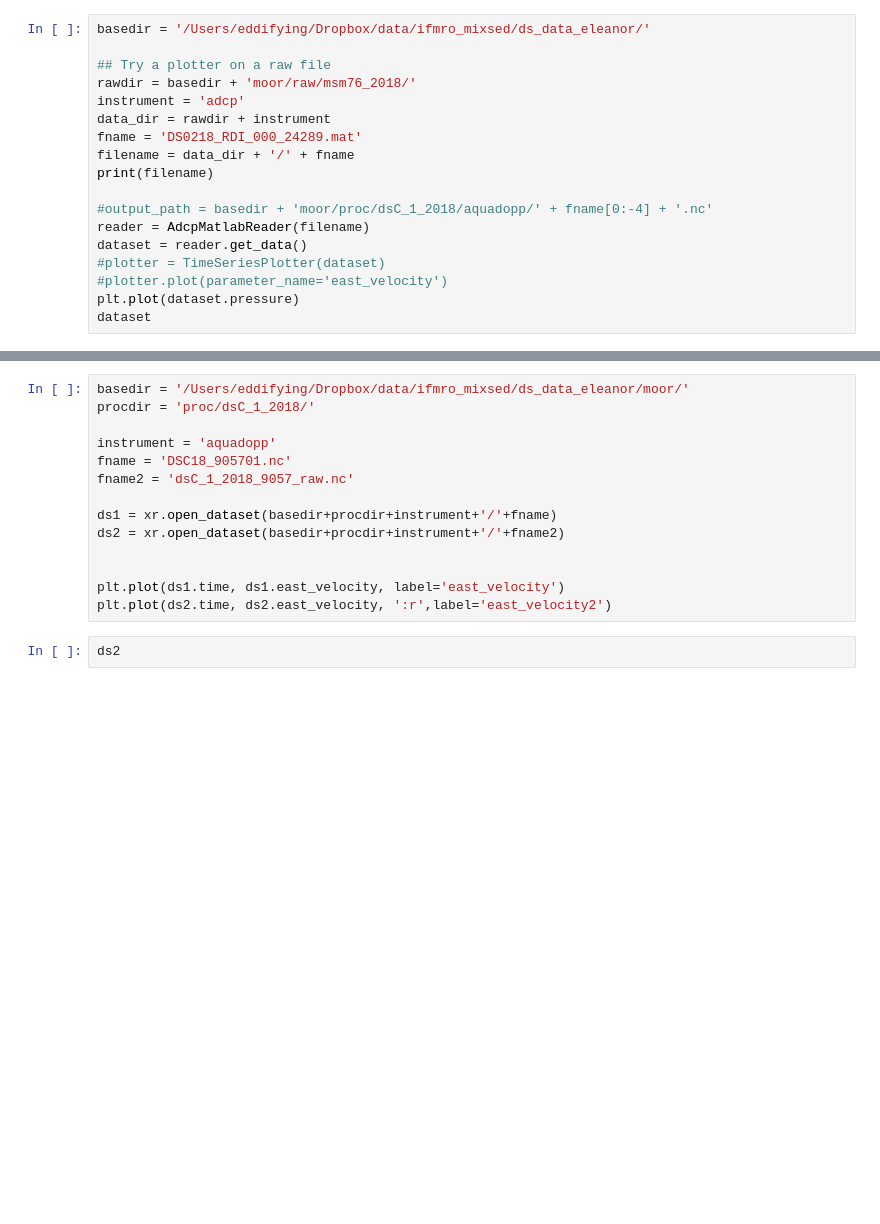
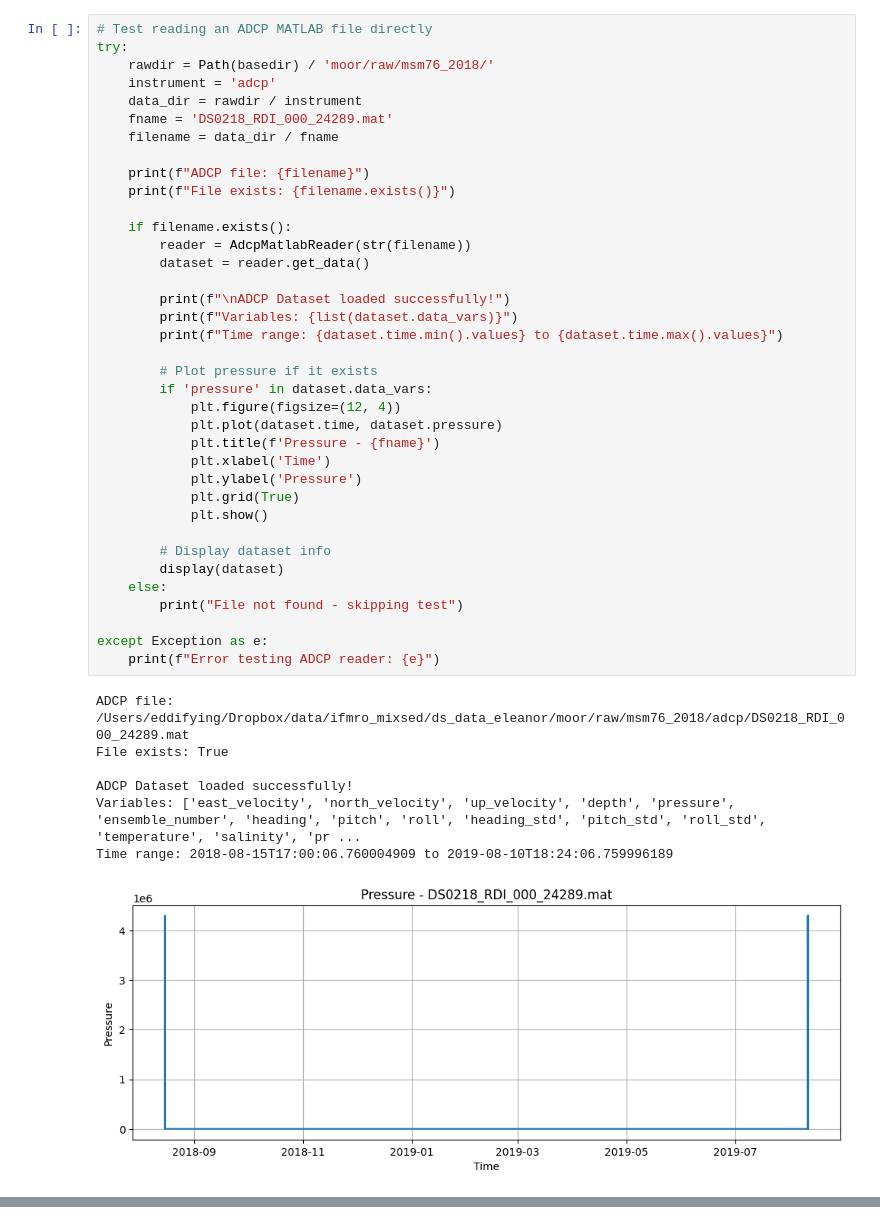
Before and after one commit to ocean-uhh/oceanarray, a Jupyter notebook: notebooks/demo_stage1.ipynb, the cells around one changed output, grey strips where cells are left out. Cells and saved outputs as stored; diff of their text form; blank space fills up the shorter version.

```diff
--- a/notebooks/demo_stage1.ipynb
+++ b/notebooks/demo_stage1.ipynb
@@ -220,18 +230,45 @@ dataset
 # %%
-basedir = '/Users/eddifying/Dropbox/data/ifmro_mixsed/ds_data_eleanor/'
+# Test reading an ADCP MATLAB file directly
+try:
+    rawdir = Path(basedir) / 'moor/raw/msm76_2018/'
+    instrument = 'adcp'
+    data_dir = rawdir / instrument
+    fname = 'DS0218_RDI_000_24289.mat'
+    filename = data_dir / fname
 
-## Try a plotter on a raw file
-rawdir = basedir + 'moor/raw/msm76_2018/'
-instrument = 'adcp'
-data_dir = rawdir + instrument
-fname = 'DS0218_RDI_000_24289.mat'
-filename = data_dir + '/' + fname
-print(filename)
+    print(f"ADCP file: {filename}")
+    print(f"File exists: {filename.exists()}")
 
-#output_path = basedir + 'moor/proc/dsC_1_2018/aquadopp/' + fname[0:-4] + '.nc'
-reader = AdcpMatlabReader(filename)
-dataset = reader.get_data()
-#plotter = TimeSeriesPlotter(dataset)
-#plotter.plot(parameter_name='east_velocity')
-plt.plot(dataset.pressure)
-dataset
+    if filename.exists():
+        reader = AdcpMatlabReader(str(filename))
+        dataset = reader.get_data()
+
+        print(f"\nADCP Dataset loaded successfully!")
+        print(f"Variables: {list(dataset.data_vars)}")
+        print(f"Time range: {dataset.time.min().values} to {dataset.time.max().values}")
+
+        # Plot pressure if it exists
+        if 'pressure' in dataset.data_vars:
+            plt.figure(figsize=(12, 4))
+            plt.plot(dataset.time, dataset.pressure)
+            plt.title(f'Pressure - {fname}')
+            plt.xlabel('Time')
+            plt.ylabel('Pressure')
+            plt.grid(True)
+            plt.show()
+
+        # Display dataset info
+        display(dataset)
+    else:
+        print("File not found - skipping test")
+
+except Exception as e:
+    print(f"Error testing ADCP reader: {e}")
+# %% [output]
+ADCP file: /Users/eddifying/Dropbox/data/ifmro_mixsed/ds_data_eleanor/moor/raw/msm76_2018/adcp/DS0218_RDI_000_24289.mat
+File exists: True
+
+ADCP Dataset loaded successfully!
+Variables: ['east_velocity', 'north_velocity', 'up_velocity', 'depth', 'pressure', 'ensemble_number', 'heading', 'pitch', 'roll', 'heading_std', 'pitch_std', 'roll_std', 'temperature', 'salinity', 'pr ...
+Time range: 2018-08-15T17:00:06.760004909 to 2019-08-10T18:24:06.759996189
+[figure, added]
@@ -238,16 +291,0 @@ dataset
-# %%
-basedir = '/Users/eddifying/Dropbox/data/ifmro_mixsed/ds_data_eleanor/moor/'
-procdir = 'proc/dsC_1_2018/'
-
-instrument = 'aquadopp'
-fname = 'DSC18_905701.nc'
-fname2 = 'dsC_1_2018_9057_raw.nc'
-
-ds1 = xr.open_dataset(basedir+procdir+instrument+'/'+fname)
-ds2 = xr.open_dataset(basedir+procdir+instrument+'/'+fname2)
-
-
-plt.plot(ds1.time, ds1.east_velocity, label='east_velocity')
-plt.plot(ds2.time, ds2.east_velocity, ':r',label='east_velocity2')
-# %%
-ds2
```
Also changed, not shown: parts of 15 cells of this notebook, 5 other files.
